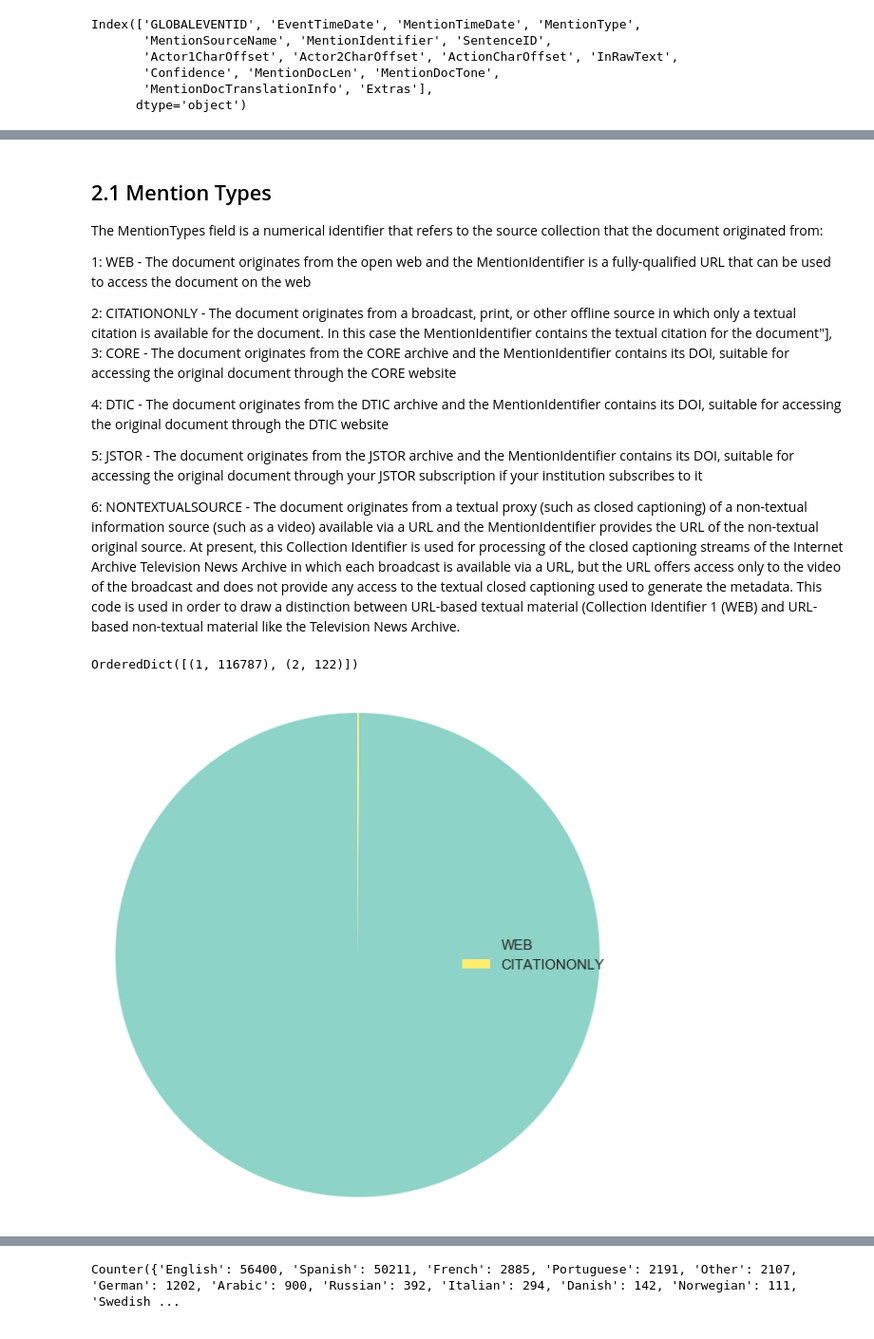
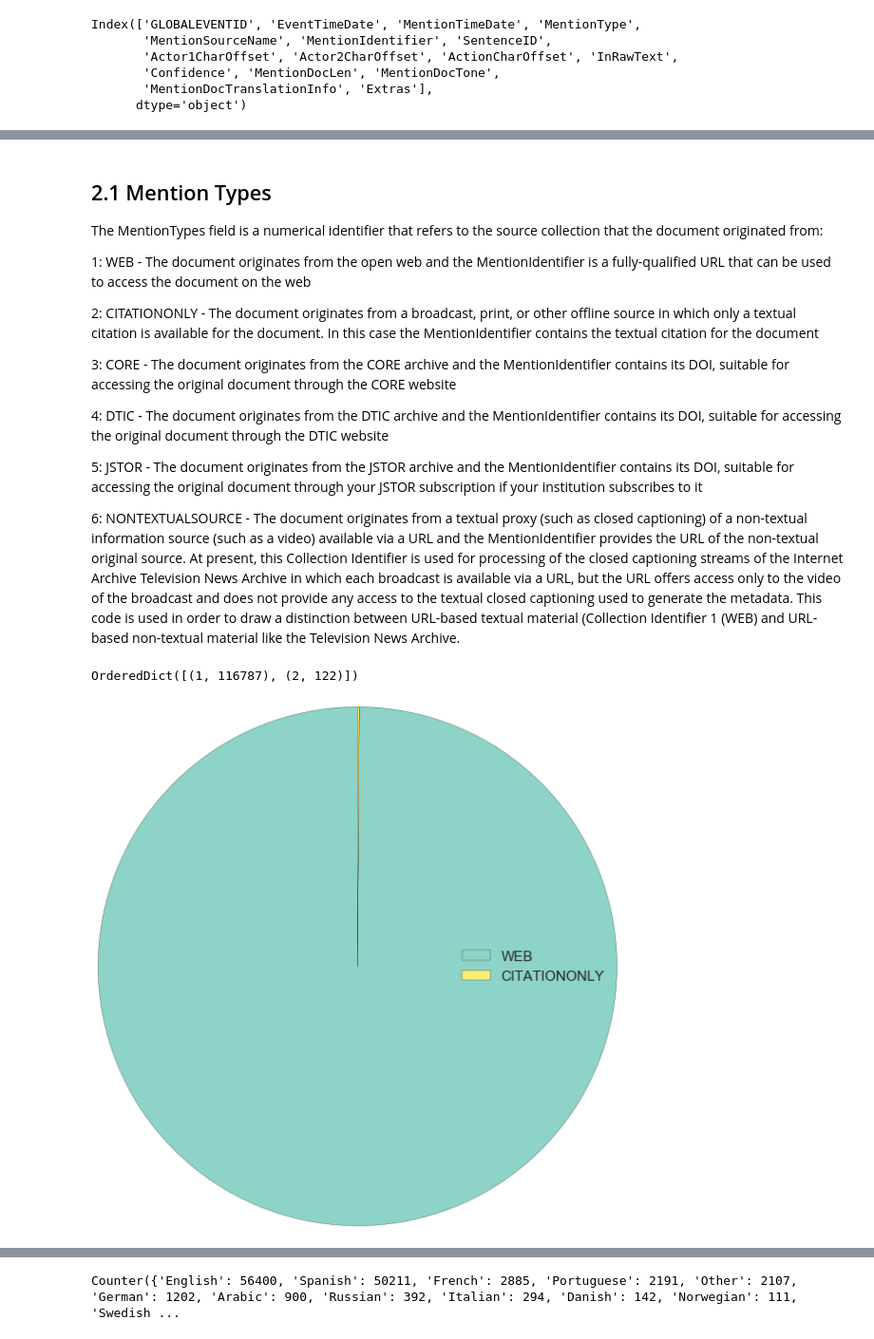
Before and after one commit to henrydambanemuya/gdelt-colombia, a Jupyter notebook: Notebooks/Mentions.ipynb, the cells around one changed output, grey strips where cells are left out. Shown at 95% size. Saved outputs shown, nothing was run; the diff lists cells and outputs as text; code cells hidden in the pictures.

```diff
--- a/Notebooks/Mentions.ipynb
+++ b/Notebooks/Mentions.ipynb
@@ -21,7 +21,7 @@ from NewspaperLanguages import translations
 pd.set_option('display.max_colwidth', -1)
 plt.style.use('seaborn-whitegrid')
 # Declare global variables
-all_mentions = pd.read_csv('C:/Users/henry/Dropbox/GDELT/all_mentions.csv', encoding='latin-1').sort_values('EventTimeDate', ascending=1)
+all_mentions = pd.read_csv('C:/Users/Administrator/Dropbox/GDELT/all_mentions.csv', encoding='latin-1').sort_values('EventTimeDate', ascending=1)
 all_mentions.columns
 # %% [output]
 Index(['GLOBALEVENTID', 'EventTimeDate', 'MentionTimeDate', 'MentionType',
@@ -42,7 +42,8 @@ The MentionTypes field is a numerical identifier that refers to the source colle
 
 1: WEB - The document originates from the open web and the MentionIdentifier is a fully-qualified URL that can be used to access the document on the web
 
-2: CITATIONONLY - The document originates from a broadcast, print, or other offline source in which only a textual citation is available for the document.  In this case the MentionIdentifier contains the textual citation for the document"],
+2: CITATIONONLY - The document originates from a broadcast, print, or other offline source in which only a textual citation is available for the document.  In this case the MentionIdentifier contains the textual citation for the document
+
 3: CORE - The document originates from the CORE archive and the MentionIdentifier contains its DOI, suitable for accessing the original document through the CORE website
 
 4: DTIC - The document originates from the DTIC archive and the MentionIdentifier contains its DOI, suitable for accessing the original document through the DTIC website
@@ -68,14 +69,14 @@ print(MentionTypes)
 # %% [output]
 OrderedDict([(1, 116787), (2, 122)])
 # %%
-fig1, ax = plt.subplots(figsize=(8, 8))
+fig, ax = plt.subplots(figsize=(8, 8))
 patches, texts = plt.pie(mention_type_sizes, colors=cm.Set3(np.linspace(0, 1, len(mention_type_labels))), startangle=90)
 plt.legend(patches, mention_type_labels, loc="right", fontsize=15)
 plt.axis('equal')
 plt.tight_layout()
 plt.show()
 # %% [output]
-[figure, old version]
+[figure, new version]
 # %% [markdown]
 ## 2.2 Media Languages
 
```
Also changed, not shown: parts of 29 cells of this notebook.
